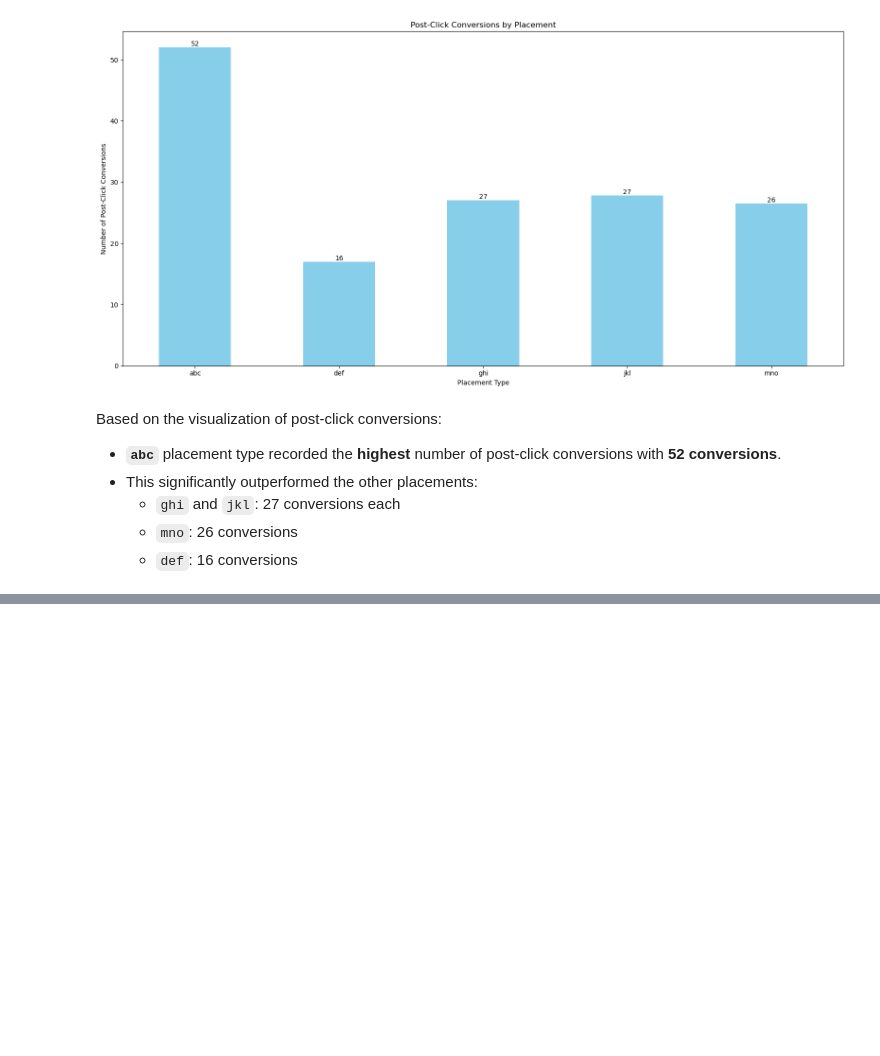
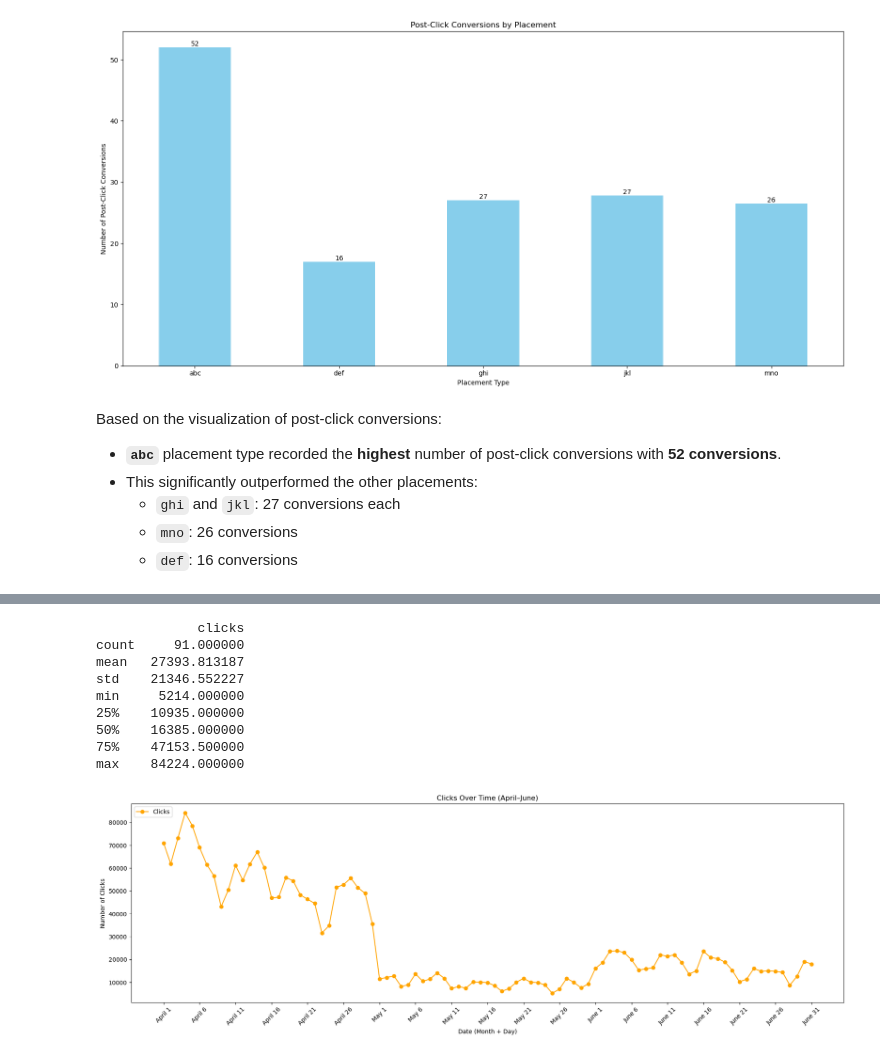
Before and after one commit to Tanush-IIITH/Projects, a Jupyter notebook: Online_Ads_DS/main.ipynb, the cells around one changed output, grey strips where cells are left out. Drawn from its saved outputs; the diff is of its cells as text; code cells hidden in the pictures; blank space fills up the shorter version.

```diff
--- a/Online_Ads_DS/main.ipynb
+++ b/Online_Ads_DS/main.ipynb
@@ -824,0 +893,38 @@ Based on the visualization of post-click conversions:
+# %%
+#Creating a visualization of clicks overtime
+overtime_clicks = df.groupby('month_day')['clicks'].sum()
+sort_key = overtime_clicks.index.map(
+    lambda x: f"{month_map[x.split()[0]]}-{int(x.split()[1]):02d}"
+)
+
+overtime_clicks = overtime_clicks.to_frame()
+overtime_clicks['sort_key'] = sort_key
+
+overtime_clicks = overtime_clicks.sort_values('sort_key').drop(columns='sort_key')
+
+print(overtime_clicks.describe())
+
+fig, ax = plt.subplots(figsize=(18, 6))
+overtime_clicks.plot(kind='line', marker='o', ax=ax, color='orange')
+
+ax.set_title('Clicks Over Time (April–June)')
+ax.set_xlabel('Date (Month + Day)')
+ax.set_ylabel('Number of Clicks')
+ax.set_xticks(range(0, len(overtime_clicks), 5))
+ax.set_xticklabels(overtime_clicks.index[::5], rotation=45)
+
+ax.legend(['Clicks'], loc='upper left')
+
+plt.tight_layout()
+plt.show()
+# %% [output]
+             clicks
+count     91.000000
+mean   27393.813187
+std    21346.552227
+min     5214.000000
+25%    10935.000000
+50%    16385.000000
+75%    47153.500000
+max    84224.000000
+[figure, added]
```
Also changed, not shown: parts of 4 cells of this notebook.
